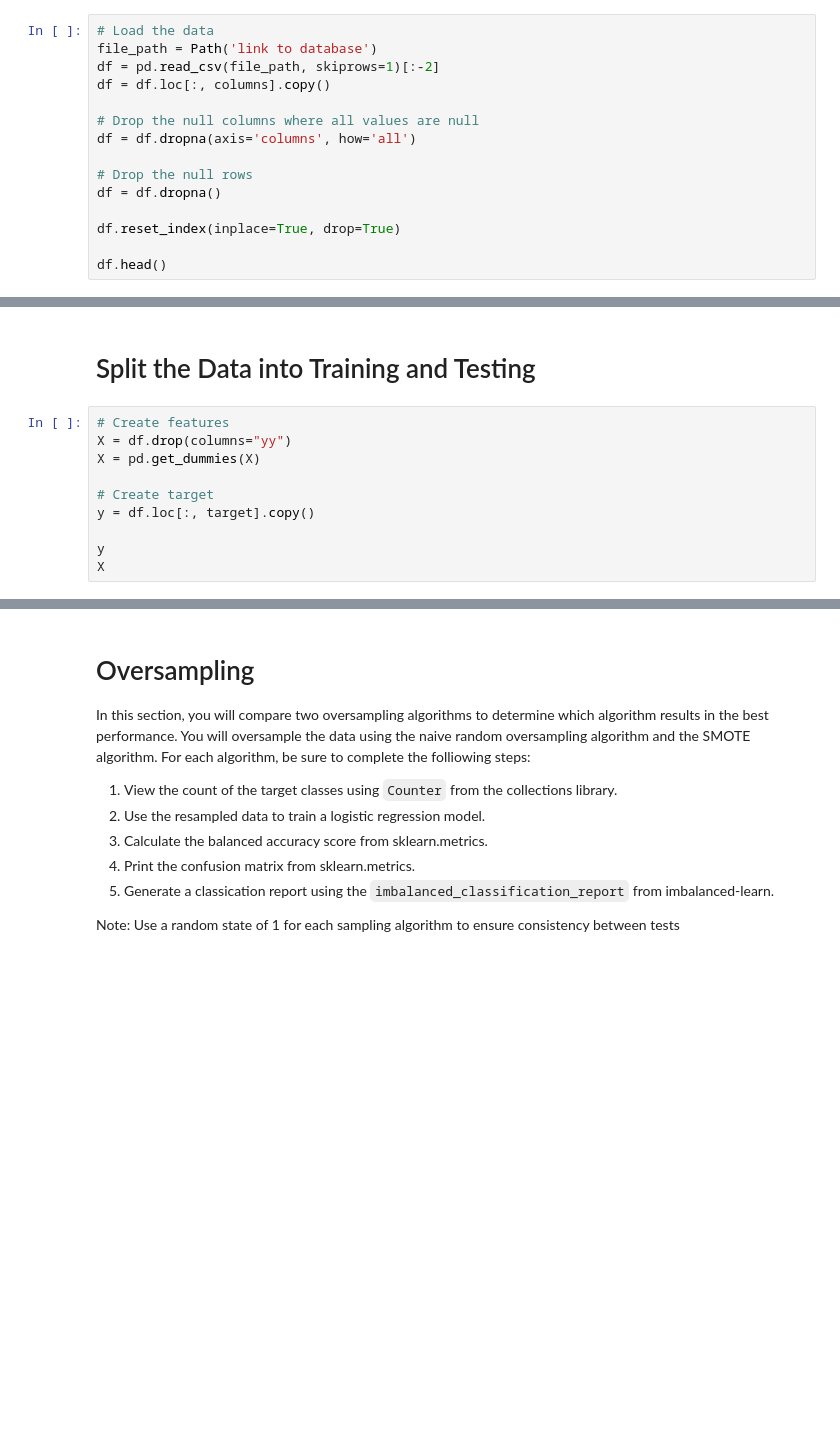
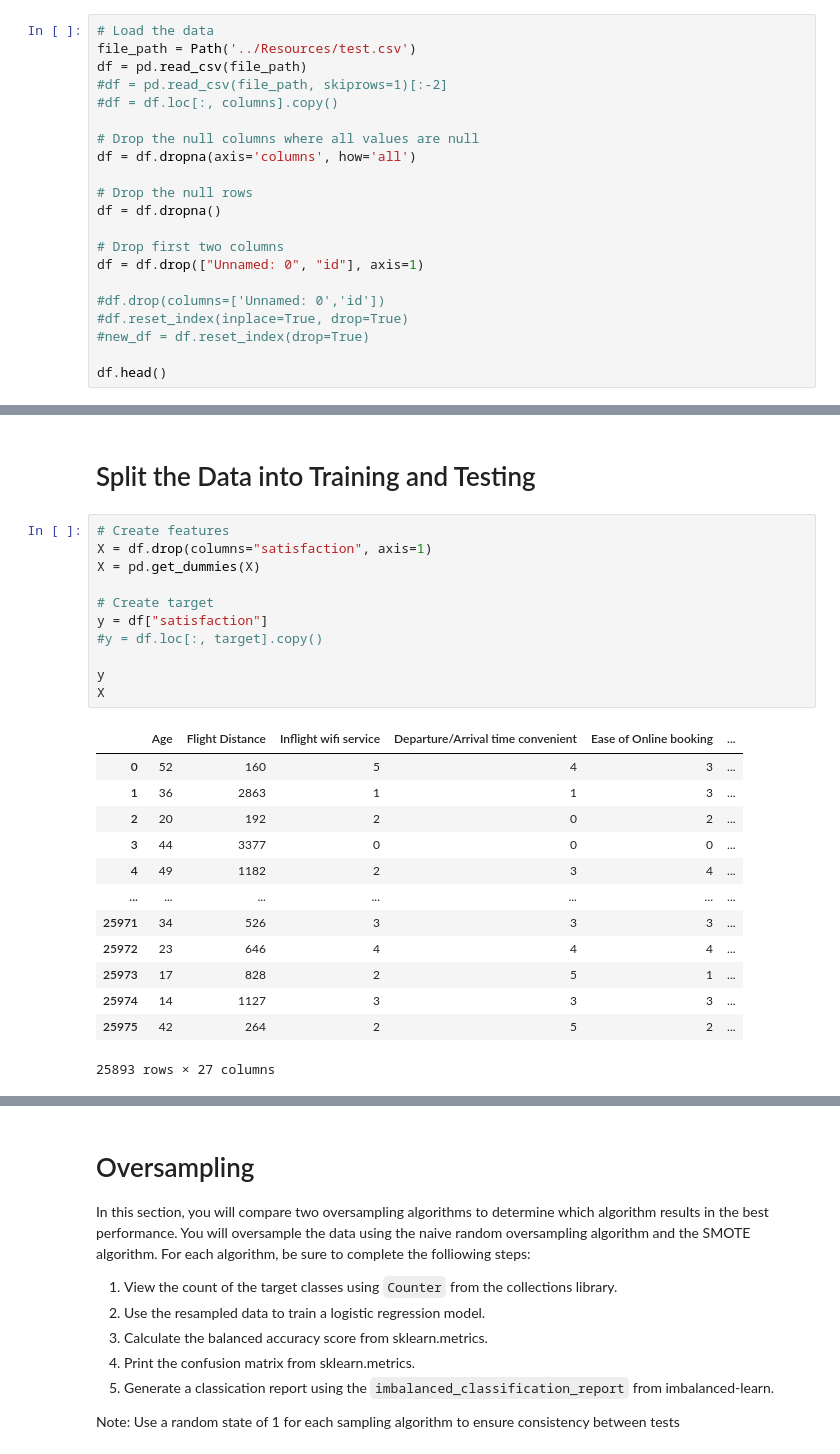
Before and after one commit to Subodh2044/Final_Project, a Jupyter notebook: Supervised_ML_Outline.ipynb, the cells around one changed output, grey strips where cells are left out. Cells and saved outputs as stored; diff of their text form; blank space fills up the shorter version.

```diff
--- a/Supervised_ML_Outline.ipynb
+++ b/Supervised_ML_Outline.ipynb
@@ -19,8 +19,9 @@ target = ["yy"]
 # %%
 # Load the data
-file_path = Path('link to database')
-df = pd.read_csv(file_path, skiprows=1)[:-2]
-df = df.loc[:, columns].copy()
+file_path = Path('../Resources/test.csv')
+df = pd.read_csv(file_path)
+#df = pd.read_csv(file_path, skiprows=1)[:-2]
+#df = df.loc[:, columns].copy()
 
 # Drop the null columns where all values are null
 df = df.dropna(axis='columns', how='all')
@@ -28,6 +29,11 @@ df = df.dropna(axis='columns', how='all')
 # Drop the null rows
 df = df.dropna()
 
-df.reset_index(inplace=True, drop=True)
+# Drop first two columns
+df = df.drop(["Unnamed: 0", "id"], axis=1)
+
+#df.drop(columns=['Unnamed: 0','id'])
+#df.reset_index(inplace=True, drop=True)
+#new_df = df.reset_index(drop=True)
 
 df.head()
@@ -35,13 +49,28 @@ df.head()
 # Split the Data into Training and Testing
 # %%
 # Create features
-X = df.drop(columns="yy")
+X = df.drop(columns="satisfaction", axis=1)
 X = pd.get_dummies(X)
 
 # Create target
-y = df.loc[:, target].copy()
+y = df["satisfaction"]
+#y = df.loc[:, target].copy()
 
 y
 X
+# %% [output]
+|  | Age | Flight Distance | Inflight wifi service | Departure/Arrival time convenient | Ease of Online booking | ... |
+| 0 | 52 | 160 | 5 | 4 | 3 | ... |
+| 1 | 36 | 2863 | 1 | 1 | 3 | ... |
+| 2 | 20 | 192 | 2 | 0 | 2 | ... |
+| 3 | 44 | 3377 | 0 | 0 | 0 | ... |
+| 4 | 49 | 1182 | 2 | 3 | 4 | ... |
+| ... | ... | ... | ... | ... | ... | ... |
+| 25971 | 34 | 526 | 3 | 3 | 3 | ... |
+| 25972 | 23 | 646 | 4 | 4 | 4 | ... |
+| 25973 | 17 | 828 | 2 | 5 | 1 | ... |
+| 25974 | 14 | 1127 | 3 | 3 | 3 | ... |
+| 25975 | 42 | 264 | 2 | 5 | 2 | ... |
+25893 rows × 27 columns
 # %%
 X.describe()
```
Also changed, not shown: parts of 31 cells of this notebook.
